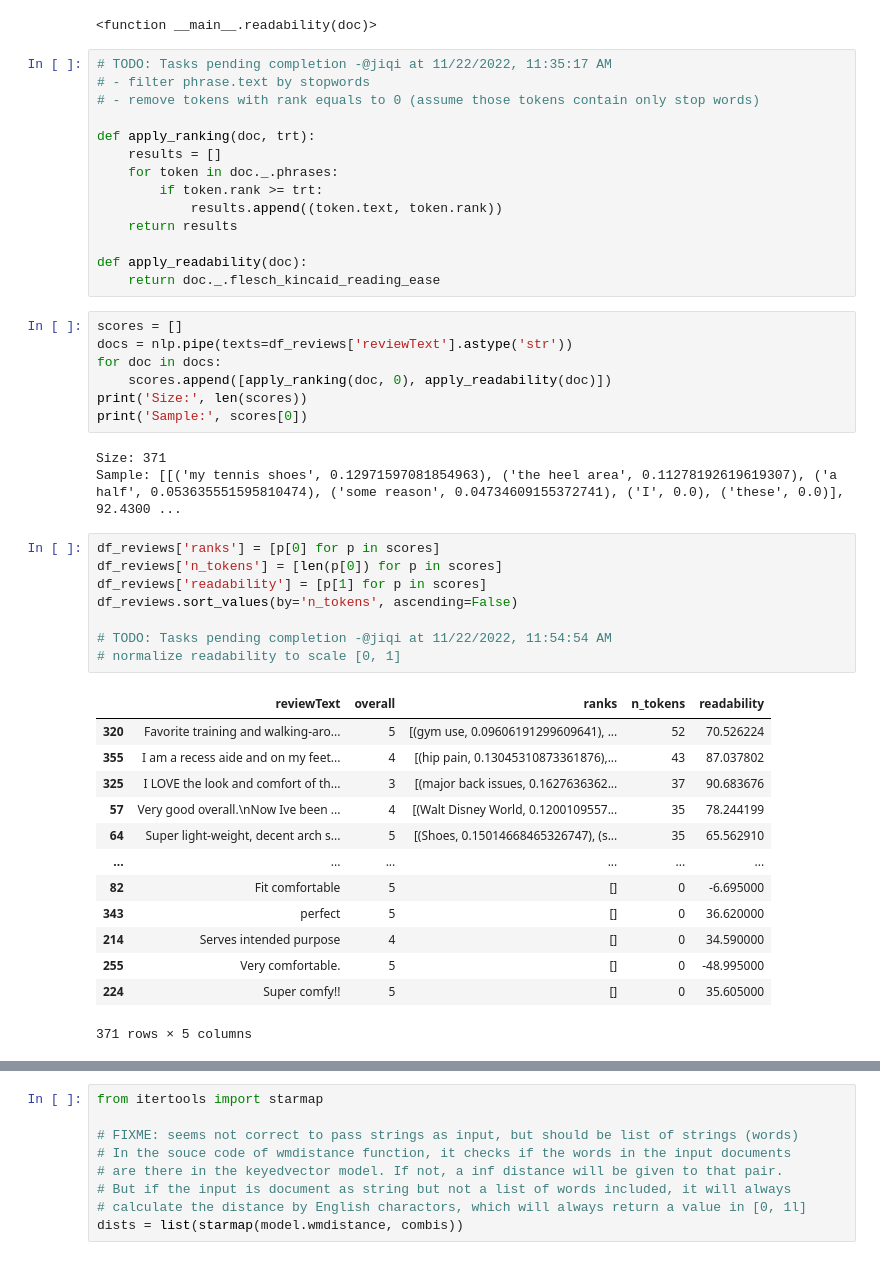
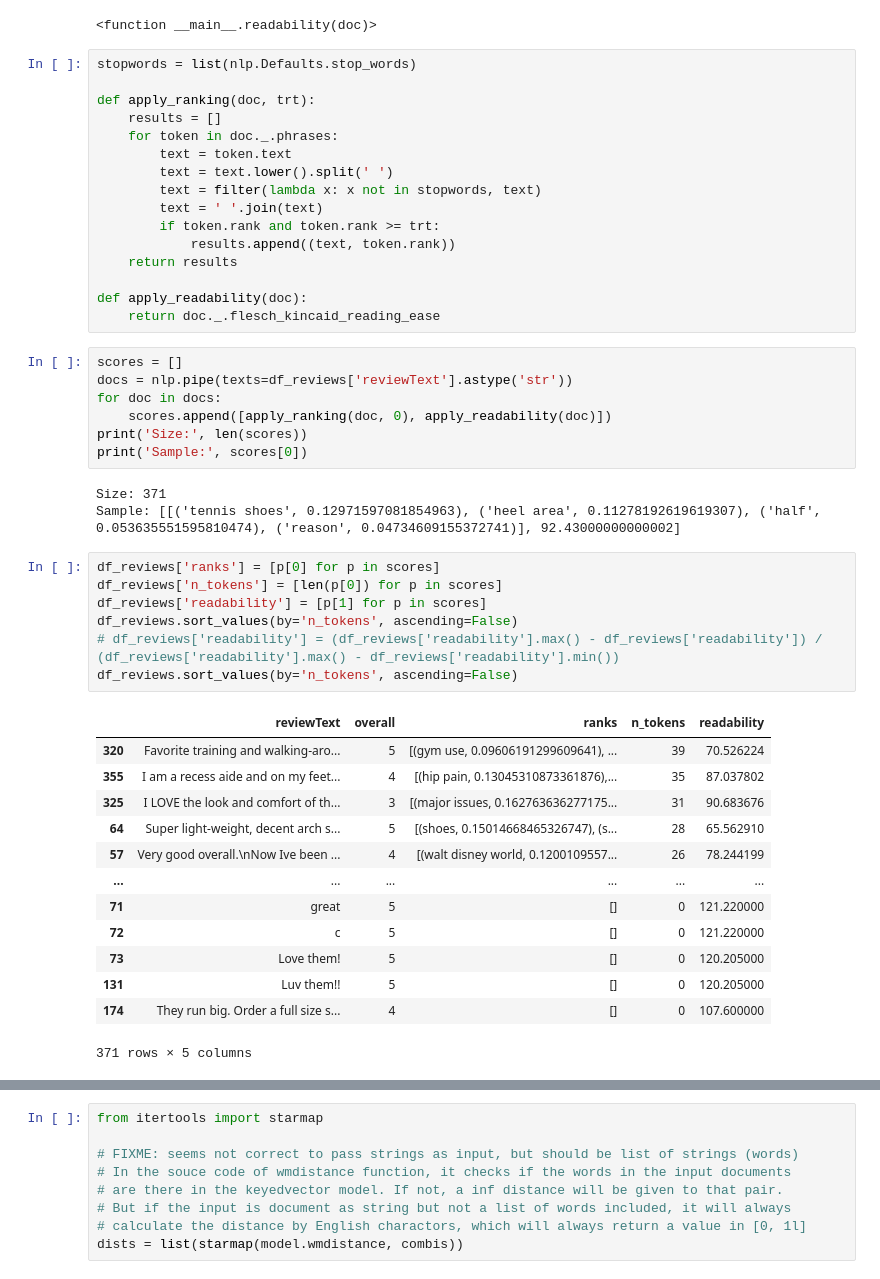
Before and after one commit to EyeofBeholder-NLeSC/orange-addon, a Jupyter notebook: notebooks/explore.ipynb, the cells around one changed output, grey strips where cells are left out. Cells and saved outputs as stored; diff of their text form.

```diff
--- a/notebooks/explore.ipynb
+++ b/notebooks/explore.ipynb
@@ -60,15 +60,17 @@ nlp.add_pipe("readability", last=True)
 # %% [output]
 <function __main__.readability(doc)>
 # %%
-# TODO: Tasks pending completion -@jiqi at 11/22/2022, 11:35:17 AM
-# - filter phrase.text by stopwords
-# - remove tokens with rank equals to 0 (assume those tokens contain only stop words)
+stopwords = list(nlp.Defaults.stop_words)
 
 def apply_ranking(doc, trt):
     results = []
     for token in doc._.phrases:
-        if token.rank >= trt:
-            results.append((token.text, token.rank))
+        text = token.text
+        text = text.lower().split(' ')
+        text = filter(lambda x: x not in stopwords, text)
+        text = ' '.join(text)
+        if token.rank and token.rank >= trt:
+            results.append((text, token.rank))
     return results
 
 def apply_readability(doc):
@@ -82,28 +84,27 @@ print('Size:', len(scores))
 print('Sample:', scores[0])
 # %% [output]
 Size: 371
-Sample: [[('my tennis shoes', 0.12971597081854963), ('the heel area', 0.11278192619619307), ('a half', 0.053635551595810474), ('some reason', 0.04734609155372741), ('I', 0.0), ('these', 0.0)], 92.4300 ...
+Sample: [[('tennis shoes', 0.12971597081854963), ('heel area', 0.11278192619619307), ('half', 0.053635551595810474), ('reason', 0.04734609155372741)], 92.43000000000002]
 # %%
 df_reviews['ranks'] = [p[0] for p in scores]
 df_reviews['n_tokens'] = [len(p[0]) for p in scores]
 df_reviews['readability'] = [p[1] for p in scores]
 df_reviews.sort_values(by='n_tokens', ascending=False)
-
-# TODO: Tasks pending completion -@jiqi at 11/22/2022, 11:54:54 AM
-# normalize readability to scale [0, 1]
+# df_reviews['readability'] = (df_reviews['readability'].max() - df_reviews['readability']) / (df_reviews['readability'].max() - df_reviews['readability'].min())
+df_reviews.sort_values(by='n_tokens', ascending=False)
 # %% [output]
 |  | reviewText | overall | ranks | n_tokens | readability |
-| 320 | Favorite training and walking-aro... | 5 | [(gym use, 0.09606191299609641), ... | 52 | 70.526224 |
-| 355 | I am a recess aide and on my feet... | 4 | [(hip pain, 0.13045310873361876),... | 43 | 87.037802 |
-| 325 | I LOVE the look and comfort of th... | 3 | [(major back issues, 0.1627636362... | 37 | 90.683676 |
-| 57 | Very good overall.\nNow Ive been ... | 4 | [(Walt Disney World, 0.1200109557... | 35 | 78.244199 |
-| 64 | Super light-weight, decent arch s... | 5 | [(Shoes, 0.15014668465326747), (s... | 35 | 65.562910 |
+| 320 | Favorite training and walking-aro... | 5 | [(gym use, 0.09606191299609641), ... | 39 | 70.526224 |
+| 355 | I am a recess aide and on my feet... | 4 | [(hip pain, 0.13045310873361876),... | 35 | 87.037802 |
+| 325 | I LOVE the look and comfort of th... | 3 | [(major issues, 0.162763636277175... | 31 | 90.683676 |
+| 64 | Super light-weight, decent arch s... | 5 | [(shoes, 0.15014668465326747), (s... | 28 | 65.562910 |
+| 57 | Very good overall.\nNow Ive been ... | 4 | [(walt disney world, 0.1200109557... | 26 | 78.244199 |
 | ... | ... | ... | ... | ... | ... |
-| 82 | Fit comfortable | 5 | [] | 0 | -6.695000 |
-| 343 | perfect | 5 | [] | 0 | 36.620000 |
-| 214 | Serves intended purpose | 4 | [] | 0 | 34.590000 |
-| 255 | Very comfortable. | 5 | [] | 0 | -48.995000 |
-| 224 | Super comfy!! | 5 | [] | 0 | 35.605000 |
+| 71 | great | 5 | [] | 0 | 121.220000 |
+| 72 | c | 5 | [] | 0 | 121.220000 |
+| 73 | Love them! | 5 | [] | 0 | 120.205000 |
+| 131 | Luv them!! | 5 | [] | 0 | 120.205000 |
+| 174 | They run big. Order a full size s... | 4 | [] | 0 | 107.600000 |
 371 rows × 5 columns
 # %%
 import gensim.downloader as api
```
Also changed, not shown: parts of 11 cells of this notebook, 1 other file.
